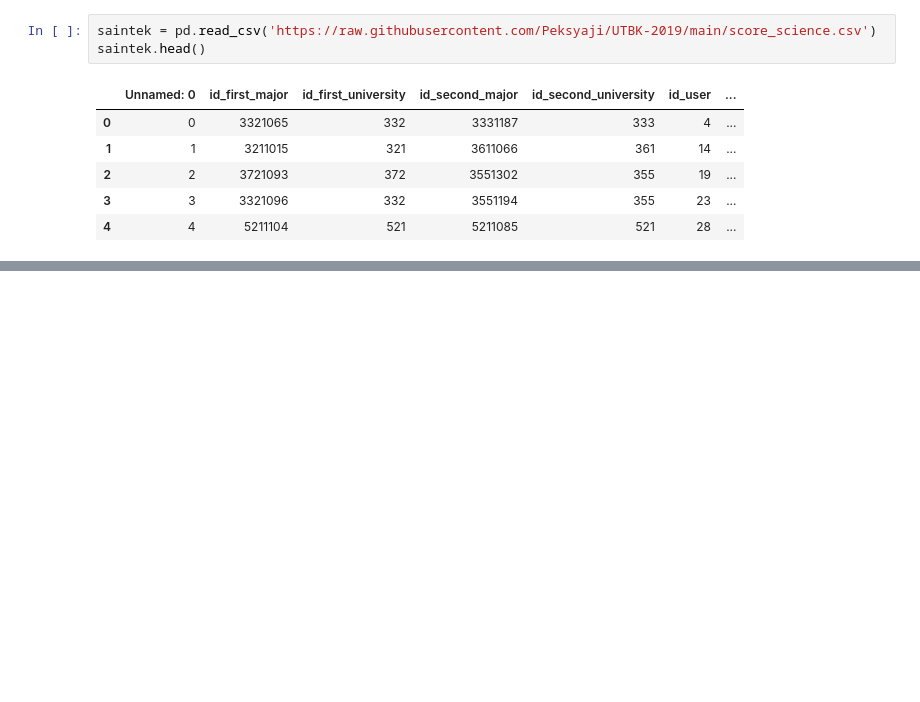
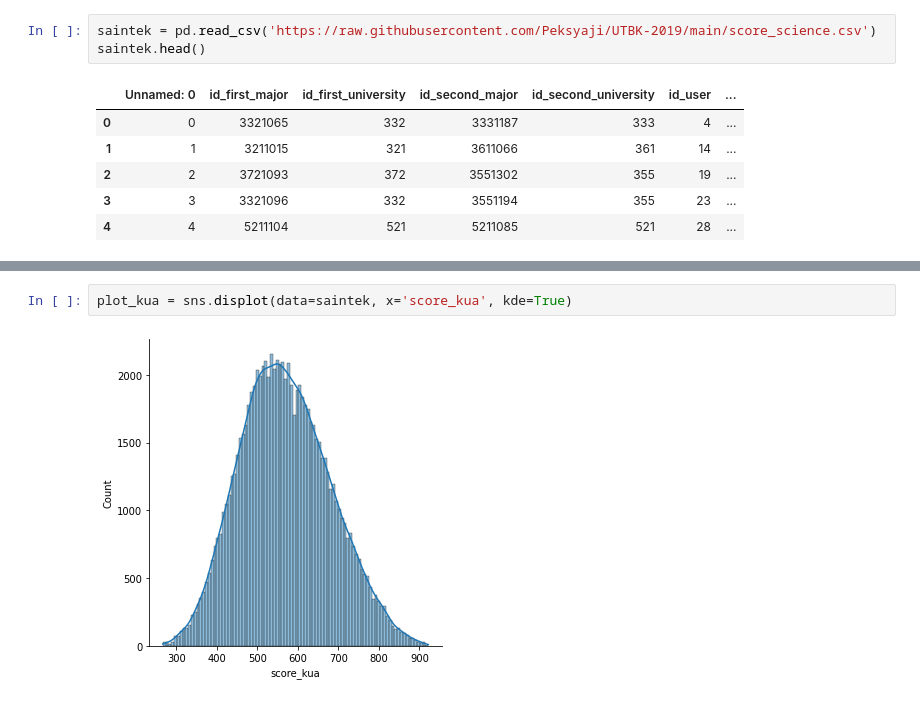
Before and after one commit to Peksyaji/UTBK-2019, a Jupyter notebook: UTBK_2019.ipynb, the cells around one changed output, grey strips where cells are left out. Cells and saved outputs as stored; diff of their text form; blank space fills up the shorter version.

```diff
--- a/UTBK_2019.ipynb
+++ b/UTBK_2019.ipynb
@@ -19,0 +81,4 @@ KeyError: ignored
+# %%
+plot_kua = sns.displot(data=saintek, x='score_kua', kde=True)
+# %% [output]
+[figure, added]
```
Also changed, not shown: parts of 12 cells of this notebook.
